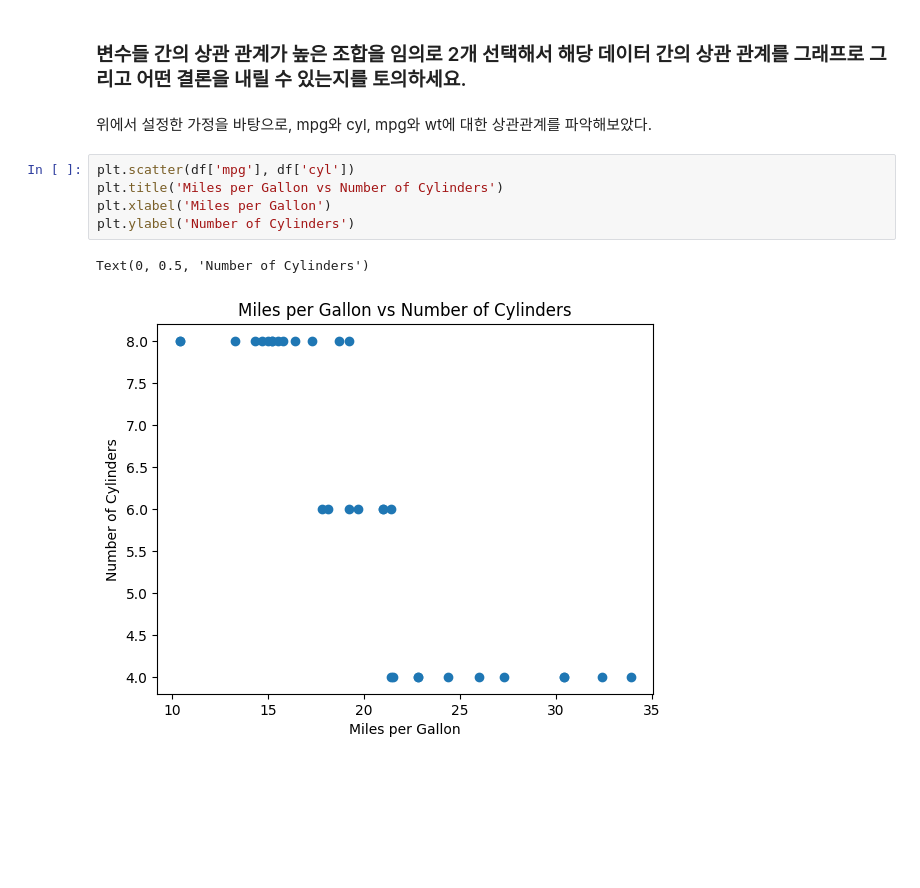
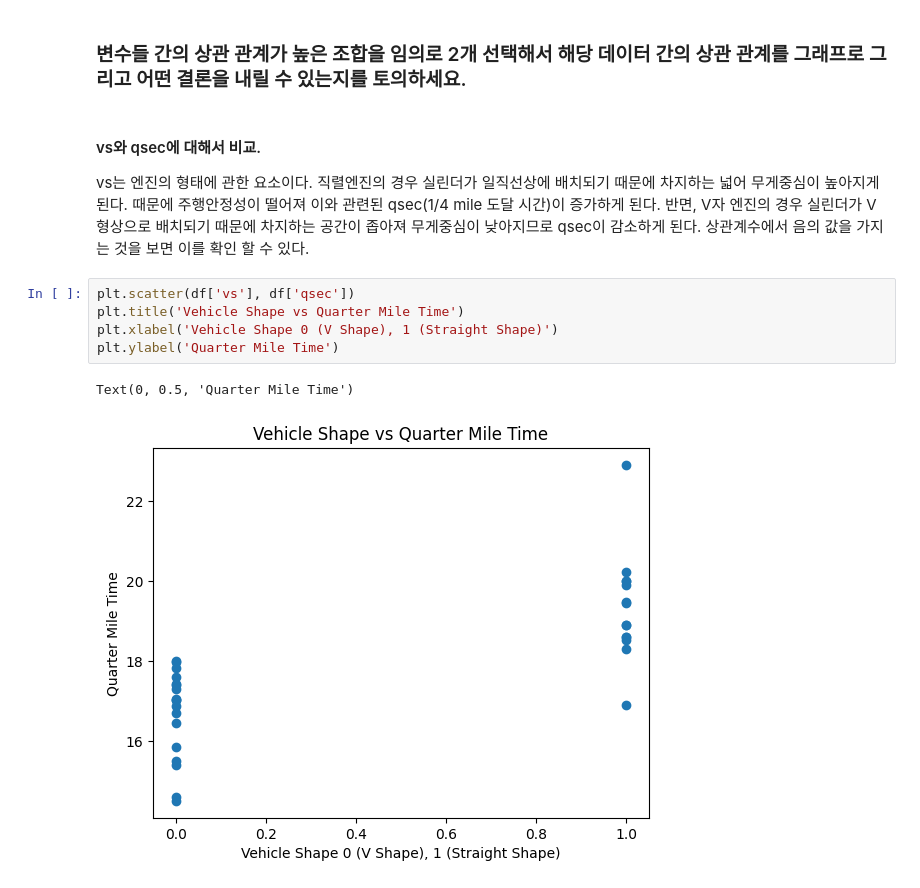
Before and after one commit to softeer5th/data_engineering_course_materials, a Jupyter notebook: missions/w1/w1m1.ipynb, the cells around one changed output. Saved outputs shown, nothing was run; the diff lists cells and outputs as text; blank space fills up the shorter version.

```diff
--- a/missions/w1/w1m1.ipynb
+++ b/missions/w1/w1m1.ipynb
@@ -257,12 +257,16 @@ for y_col in corr_df.columns:
 
 ### 변수들 간의 상관 관계가 높은 조합을 임의로 2개 선택해서 해당 데이터 간의 상관 관계를 그래프로 그리고 어떤 결론을 내릴 수 있는지를 토의하세요.
 # %% [markdown]
-위에서 설정한 가정을 바탕으로, mpg와 cyl, mpg와 wt에 대한 상관관계를 파악해보았다.
+#### vs와 qsec에 대해서 비교.
+vs는 엔진의 형태에 관한 요소이다.
+직렬엔진의 경우 실린더가 일직선상에 배치되기 때문에 차지하는 넓어 무게중심이 높아지게 된다. 때문에 주행안정성이 떨어져 이와 관련된 qsec(1/4 mile 도달 시간)이 증가하게 된다.
+반면, V자 엔진의 경우 실린더가 V 형상으로 배치되기 때문에 차지하는 공간이 좁아져 무게중심이 낮아지므로 qsec이 감소하게 된다.
+상관계수에서 음의 값을 가지는 것을 보면 이를 확인 할 수 있다.
 # %%
-plt.scatter(df['mpg'], df['cyl'])
-plt.title('Miles per Gallon vs Number of Cylinders')
-plt.xlabel('Miles per Gallon')
-plt.ylabel('Number of Cylinders')
+plt.scatter(df['vs'], df['qsec'])
+plt.title('Vehicle Shape vs Quarter Mile Time')
+plt.xlabel('Vehicle Shape 0 (V Shape), 1 (Straight Shape)')
+plt.ylabel('Quarter Mile Time')
 # %% [output]
-Text(0, 0.5, 'Number of Cylinders')
+Text(0, 0.5, 'Quarter Mile Time')
-[figure, old version]
+[figure, new version]
```
Also changed, not shown: parts of 3 cells of this notebook.
